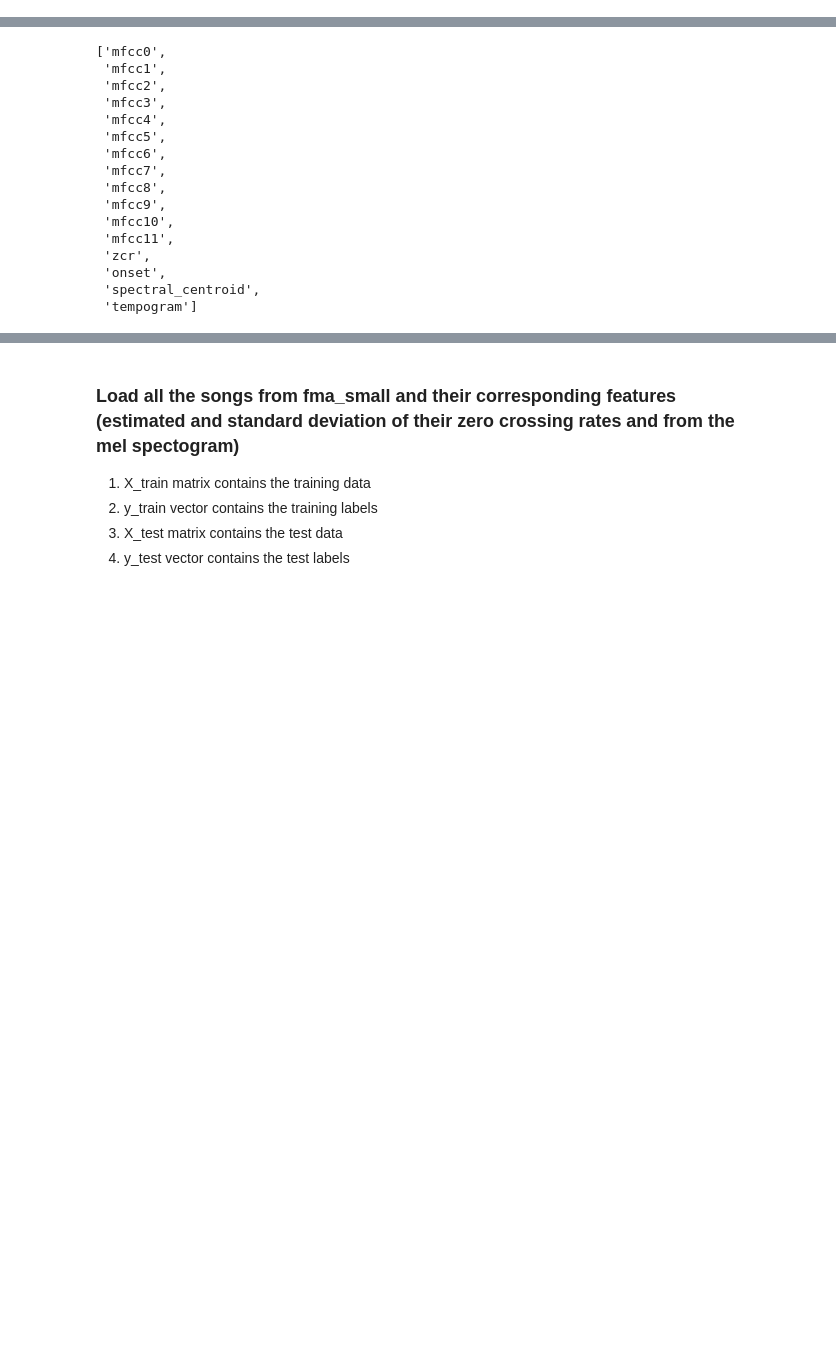
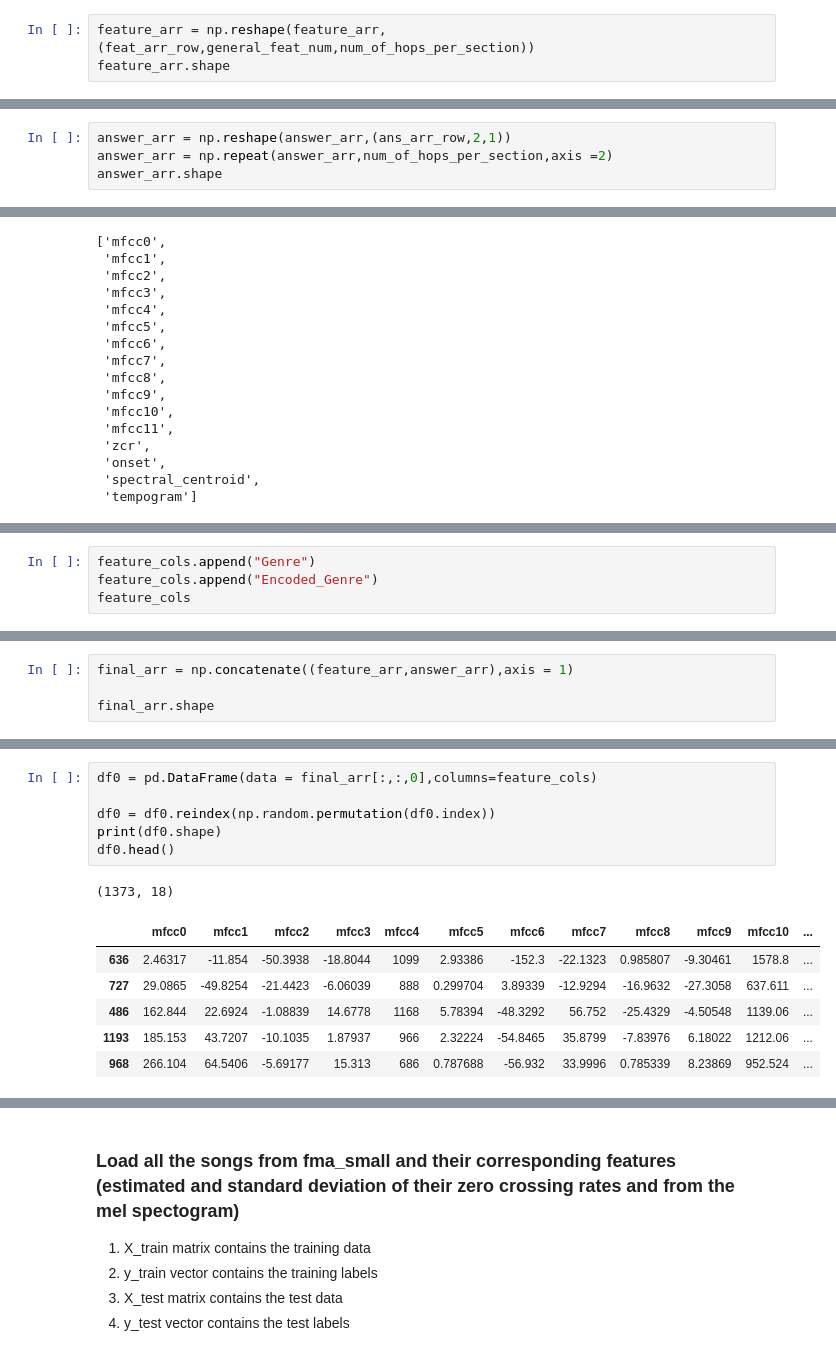
Before and after one commit to Chibukach/mir-fma, a Jupyter notebook: FullSongExtractionMachineLearning.ipynb, the cells around one changed output, grey strips where cells are left out. Drawn from its saved outputs; the diff is of its cells as text; blank space fills up the shorter version.

```diff
--- a/FullSongExtractionMachineLearning.ipynb
+++ b/FullSongExtractionMachineLearning.ipynb
@@ -56,0 +135,3 @@ temp_df.shape
+# %%
+feature_arr = np.reshape(feature_arr,(feat_arr_row,general_feat_num,num_of_hops_per_section))
+feature_arr.shape
@@ -56,0 +140,4 @@ temp_df.shape
+# %%
+answer_arr = np.reshape(answer_arr,(ans_arr_row,2,1))
+answer_arr = np.repeat(answer_arr,num_of_hops_per_section,axis =2)
+answer_arr.shape
@@ -132,0 +191,4 @@ df.head()
+# %%
+feature_cols.append("Genre")
+feature_cols.append("Encoded_Genre")
+feature_cols
@@ -132,0 +228,4 @@ df.head()
+# %%
+final_arr = np.concatenate((feature_arr,answer_arr),axis = 1)
+
+final_arr.shape
@@ -132,0 +259,14 @@ df.head()
+# %%
+df0 = pd.DataFrame(data = final_arr[:,:,0],columns=feature_cols)
+
+df0 = df0.reindex(np.random.permutation(df0.index))
+print(df0.shape)
+df0.head()
+# %% [output]
+(1373, 18)
+|  | mfcc0 | mfcc1 | mfcc2 | mfcc3 | mfcc4 | mfcc5 | mfcc6 | mfcc7 | mfcc8 | mfcc9 | mfcc10 | ... |
+| 636 | 2.46317 | -11.854 | -50.3938 | -18.8044 | 1099 | 2.93386 | -152.3 | -22.1323 | 0.985807 | -9.30461 | 1578.8 | ... |
+| 727 | 29.0865 | -49.8254 | -21.4423 | -6.06039 | 888 | 0.299704 | 3.89339 | -12.9294 | -16.9632 | -27.3058 | 637.611 | ... |
+| 486 | 162.844 | 22.6924 | -1.08839 | 14.6778 | 1168 | 5.78394 | -48.3292 | 56.752 | -25.4329 | -4.50548 | 1139.06 | ... |
+| 1193 | 185.153 | 43.7207 | -10.1035 | 1.87937 | 966 | 2.32224 | -54.8465 | 35.8799 | -7.83976 | 6.18022 | 1212.06 | ... |
+| 968 | 266.104 | 64.5406 | -5.69177 | 15.313 | 686 | 0.787688 | -56.932 | 33.9996 | 0.785339 | 8.23869 | 952.524 | ... |
```
Also changed, not shown: parts of 52 cells of this notebook, 3 other files.
